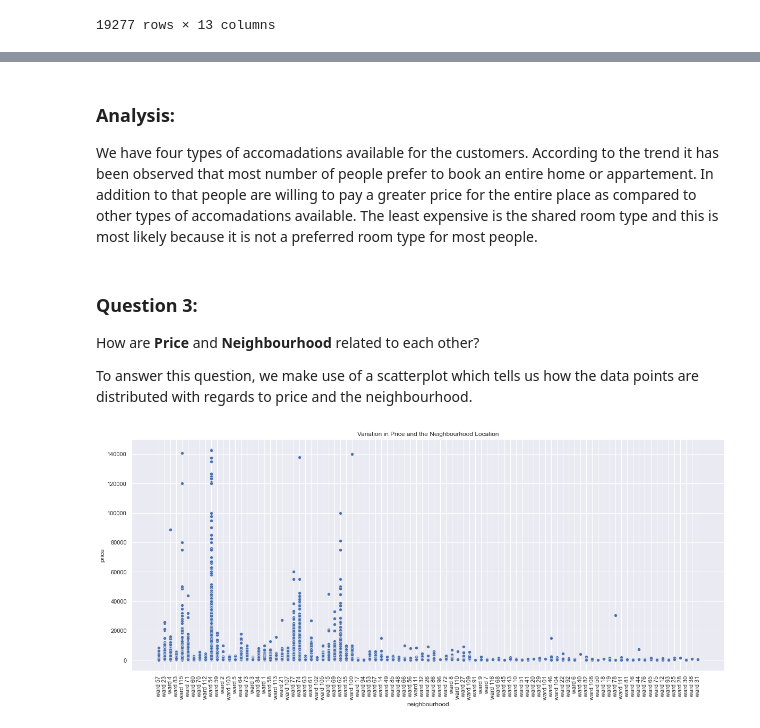
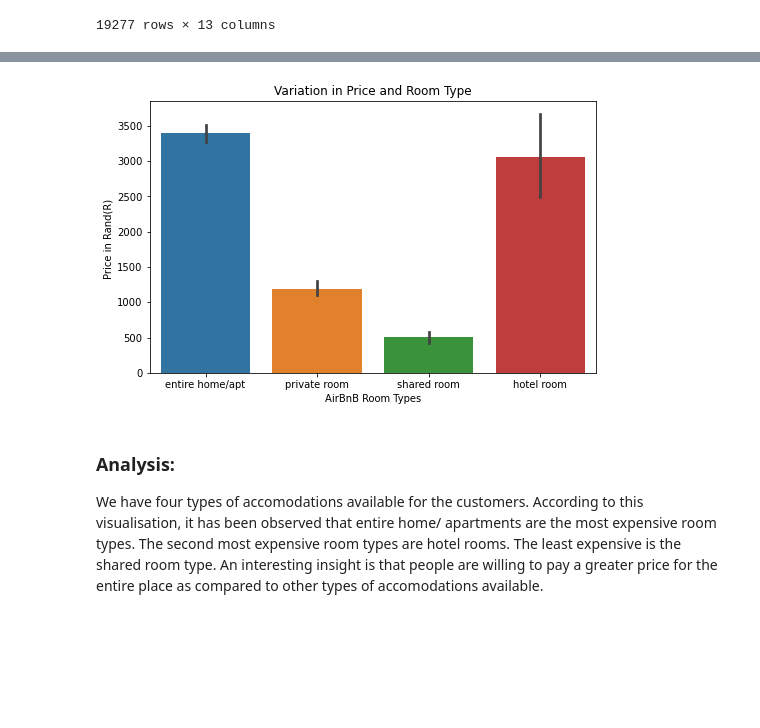
Before and after one commit to SanjanaCode/AirBnB-Data-Analysis, a Jupyter notebook: Analysis/Submitted/Task5.ipynb, the cells around one changed output, grey strips where cells are left out. Drawn from its saved outputs; the diff is of its cells as text; code cells hidden in the pictures; blank space fills up the shorter version.

Commit message:
Corrected issues regarding all research questions: Sanjana

```diff
--- a/Analysis/Submitted/Task5.ipynb
+++ b/Analysis/Submitted/Task5.ipynb
@@ -67,16 +72,11 @@ plt.ioff()
+# %%
+fig,ax=plt.subplots(figsize=(8,5))
+sns.barplot(x='room_type',data=df,y='price').set_title('Variation in Price and Room Type')
+plt.ylabel('Price in Rand(R) ')
+plt.xlabel('AirBnB Room Types')
+plt.ioff()
+# %% [output]
+[figure, added]
 # %% [markdown]
 ### Analysis:
- We have four types of accomadations available for the customers. According to the trend it has been observed that most number of people prefer to book an entire home or appartement. In addition to that people are willing to pay a greater price for the entire place as compared to other types of accomadations available. The least expensive is the shared room type and this is most likely because it is not a preferred room type for most people.
+We have four types of accomodations available for the customers. According to this visualisation, it has been observed that entire home/ apartments are the most expensive room types. The second most expensive room types are hotel rooms. The least expensive is the shared room type. An interesting insight is that people are willing to pay a greater price for the entire place as compared to other types of accomodations available.
-# %% [markdown]
-### Question 3:
-How are **Price** and **Neighbourhood** related to each other?
-
-To answer this question, we make use of a scatterplot which tells us how the data points are distributed with regards to price and the neighbourhood.
-# %%
-fig,ax=plt.subplots(figsize=(20,8))
-g=sns.scatterplot(y='price',x='neighbourhood' ,data=df,ax=ax)
-g.set_xticklabels(labels=df['neighbourhood'].unique(),rotation=90)
-g.set_title('Variation in Price and the Neighbourhood Location')
-plt.ioff()
-# %% [output]
-[figure, removed]
```
Also changed, not shown: parts of 23 cells of this notebook, 1 other file.
